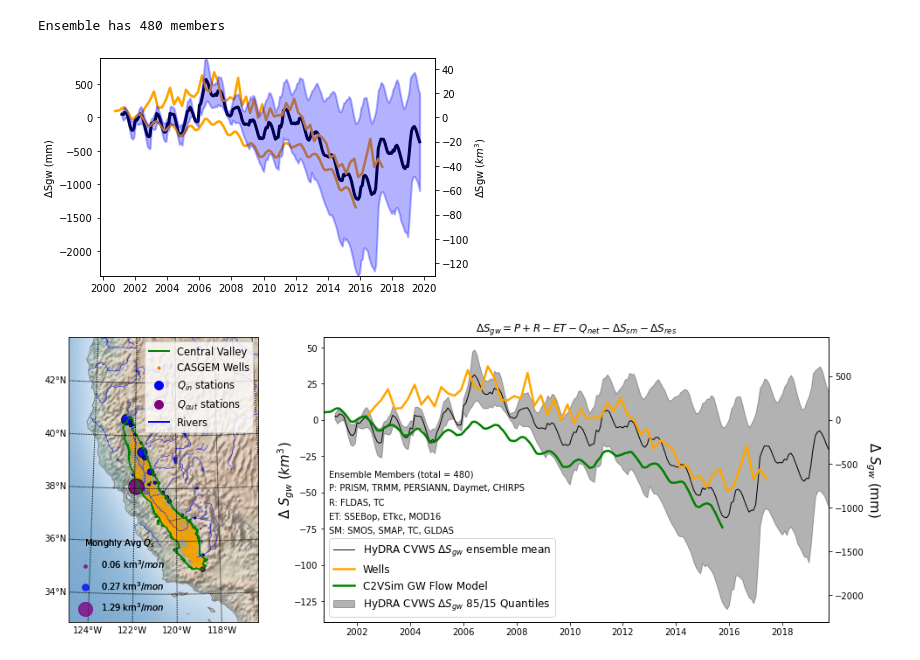
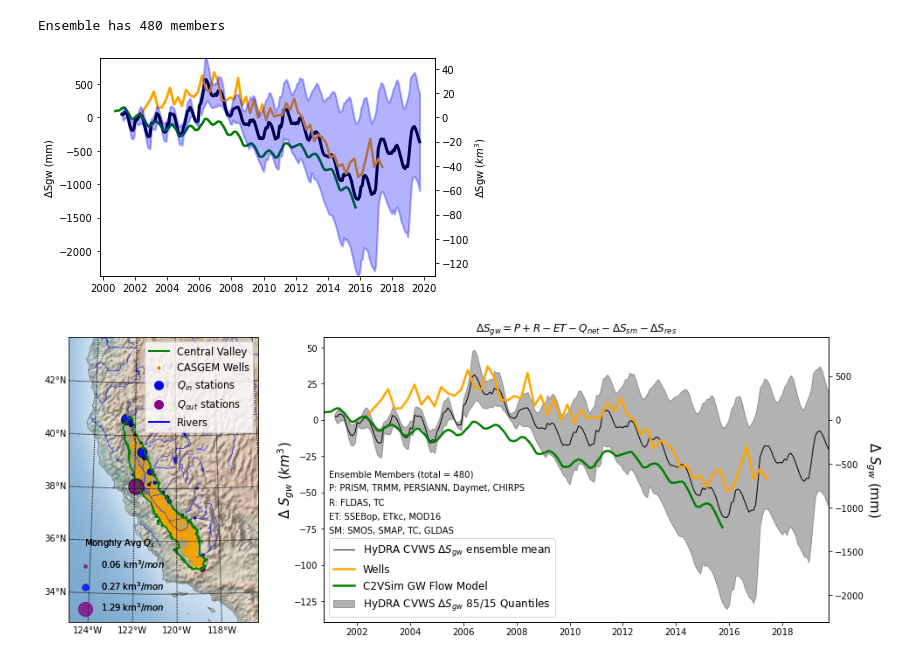
Before and after one commit to kashingtonDC/HyDRA, a Jupyter notebook: code/04a_Figures_S1_TC.ipynb, the cells around one changed output. Cells and saved outputs as stored; diff of their text form; code cells hidden in the pictures.

```diff
--- a/code/04a_Figures_S1_TC.ipynb
+++ b/code/04a_Figures_S1_TC.ipynb
@@ -125,8 +125,7 @@ ssebop_et = rs.col_to_dt(ssebop_et)
 # %%
 # Grace data
 gracedf = pd.read_csv("../data/grace.csv")
-gracedat = rs.col_to_dt(gracedf)
-grace = pd.DataFrame(gracedat['grace'].dropna())
+grace = rs.col_to_dt(gracedf)
 
 # Wells data (processed by zihan using Faunt 2009 Sy values )
 wells = pd.read_csv('../data/wells_ds.csv')
@@ -628,35 +629,35 @@ for d in dsens:
 
 p25 = np.nanquantile(np.vstack(dsens)/ 55000 * 1e6,0.15, axis =0)
 p75 = np.nanquantile(np.vstack(dsens)/ 55000 * 1e6,0.85, axis =0)
 
 ax1.plot(dsens[0].index,np.nanmean(np.vstack(dsens)/ 55000 * 1e6, axis = 0), linewidth = 3, color = 'black')
 ax1.plot(wells.index, wells['wells_ds_km3']/ 55000 * 1e6, color="orange", linewidth = 2.5,label = "Wells")
-ax1.plot(wbdf['c2vsim_ds'][323:].index, wbdf['c2vsim_ds'][323:]/ 55000 * 1e6, color="orange", linewidth = 2.5,label = "C2vsim")
+ax1.plot(wbdf['c2vsim_ds'][323:].index, wbdf['c2vsim_ds'][323:]/ 55000 * 1e6, color="green", linewidth = 2.5,label = "C2vsim")
 
 ax1.set_ylabel('ΔSgw (mm)')
 ax1.set_ylim([np.nanmin(p25),np.nanmax(p75)])
 
 ax2 = ax1.twinx()
 
 # Uncomment to plot all ensembles
 for d in dsens:
     ax2.plot(d, alpha = 0.0, color = 'gray')
 
 # 75 th 25th quantile
 p25 = np.nanquantile(np.vstack(dsens),0.15, axis =0)
 p75 = np.nanquantile(np.vstack(dsens),0.85, axis =0)
 ax2.plot(dsens[0].index,np.nanmean(np.vstack(dsens), axis = 0), alpha = 0)
 ax2.fill_between(dsens[0].index,p25,p75, linewidth =2, alpha = 0.3, color = 'blue')
 ax2.plot(wbdf.index, wbdf['wells_ds_km3'], color="orange",alpha = 0, label = "Wells")
 # ax2.plot(wbdf.index, wbdf['c2vsim_ds'][327:], color="green",alpha = 0, label = "C2vsim")
 
 ax2.tick_params(axis='y')
 ax2.set_ylabel('ΔSgw ($km^3$)')
 ax2.set_ylim([np.nanmin(p25),np.nanmax(p75)])
 
 plt.show()
 # %% [output]
-[figure, old version]
+[figure, new version]
 # %%
 # Setup the figure
 plt.figure(figsize=(16, 6))
```
Also changed, not shown: parts of 2 cells of this notebook.
